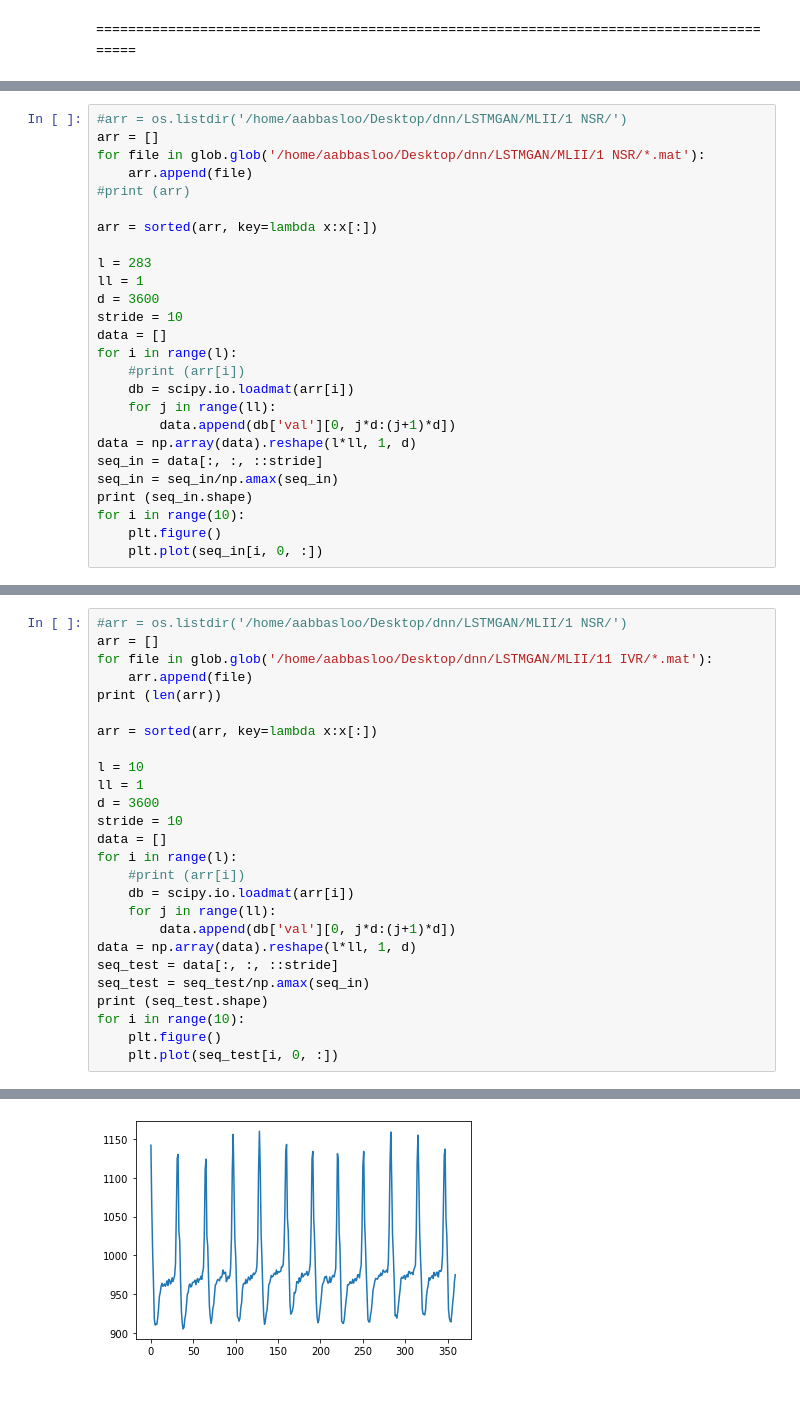
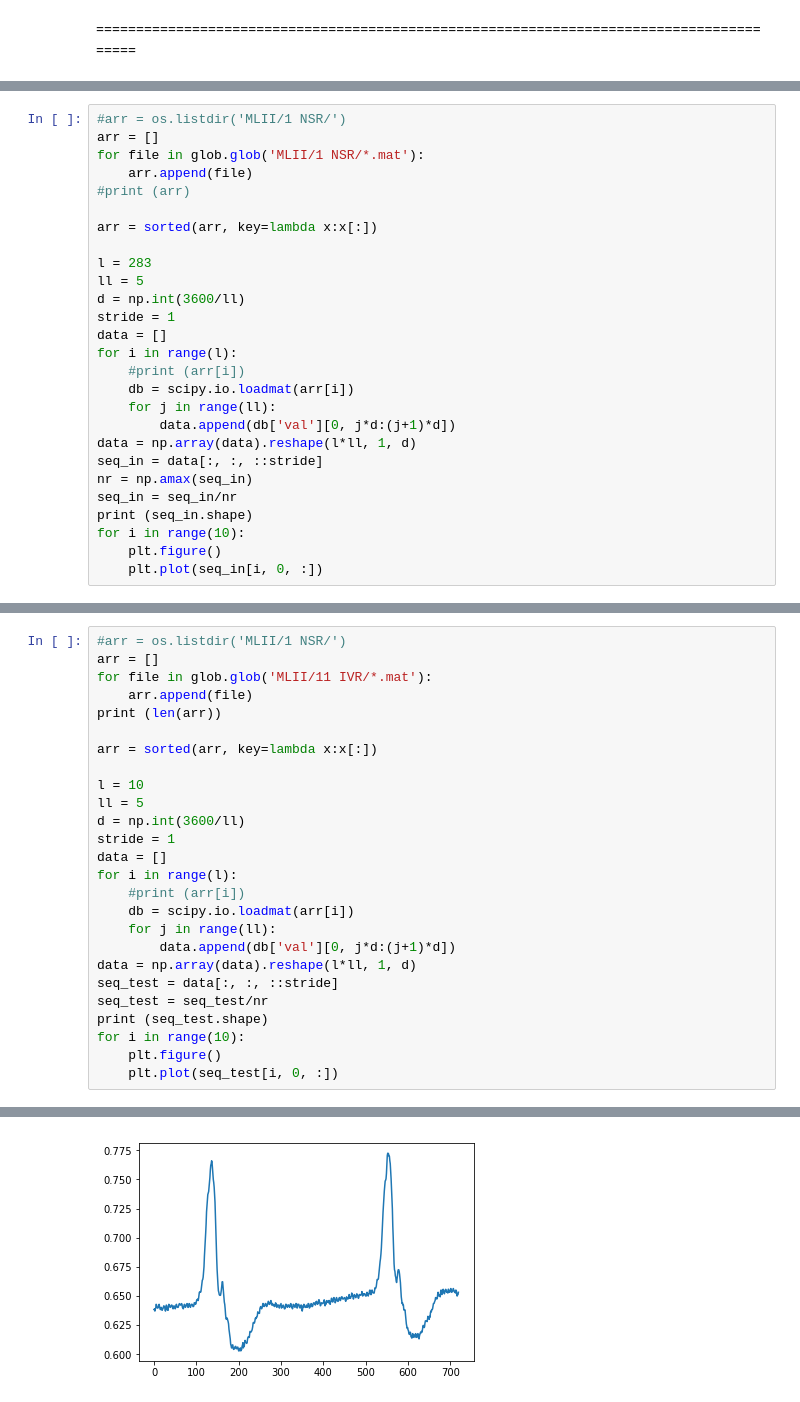
Before and after one commit to abbasloo/dnnHealth, a Jupyter notebook: LSTMGAN.ipynb, the cells around one changed output, grey strips where cells are left out. Cells and saved outputs as stored; diff of their text form.

```diff
--- a/LSTMGAN.ipynb
+++ b/LSTMGAN.ipynb
@@ -38,16 +42,16 @@ wfdb.plot_wfdb(record)
 # %%
-#arr = os.listdir('/home/aabbasloo/Desktop/dnn/LSTMGAN/MLII/1 NSR/')
+#arr = os.listdir('MLII/1 NSR/')
 arr = []
-for file in glob.glob('/home/aabbasloo/Desktop/dnn/LSTMGAN/MLII/1 NSR/*.mat'):
+for file in glob.glob('MLII/1 NSR/*.mat'):
     arr.append(file)
 #print (arr)
 
 arr = sorted(arr, key=lambda x:x[:])
 
 l = 283
-ll = 1
-d = 3600
-stride = 10
+ll = 5
+d = np.int(3600/ll)
+stride = 1
 data = []
 for i in range(l):
     #print (arr[i])
@@ -56,7 +60,8 @@ for i in range(l):
         data.append(db['val'][0, j*d:(j+1)*d])
 data = np.array(data).reshape(l*ll, 1, d)
 seq_in = data[:, :, ::stride]
-seq_in = seq_in/np.amax(seq_in)
+nr = np.amax(seq_in)
+seq_in = seq_in/nr
 print (seq_in.shape)
 for i in range(10):
     plt.figure()
@@ -76,16 +81,16 @@ for i in range(10):
 # %%
-#arr = os.listdir('/home/aabbasloo/Desktop/dnn/LSTMGAN/MLII/1 NSR/')
+#arr = os.listdir('MLII/1 NSR/')
 arr = []
-for file in glob.glob('/home/aabbasloo/Desktop/dnn/LSTMGAN/MLII/11 IVR/*.mat'):
+for file in glob.glob('MLII/11 IVR/*.mat'):
     arr.append(file)
 print (len(arr))
 
 arr = sorted(arr, key=lambda x:x[:])
 
 l = 10
-ll = 1
-d = 3600
-stride = 10
+ll = 5
+d = np.int(3600/ll)
+stride = 1
 data = []
 for i in range(l):
     #print (arr[i])
@@ -94,7 +99,7 @@ for i in range(l):
         data.append(db['val'][0, j*d:(j+1)*d])
 data = np.array(data).reshape(l*ll, 1, d)
 seq_test = data[:, :, ::stride]
-seq_test = seq_test/np.amax(seq_in)
+seq_test = seq_test/nr
 print (seq_test.shape)
 for i in range(10):
     plt.figure()
@@ -110 +115 @@ for i in range(10):
-[figure, old version]
+[figure, new version]
```
Also changed, not shown: parts of 14 cells of this notebook.
